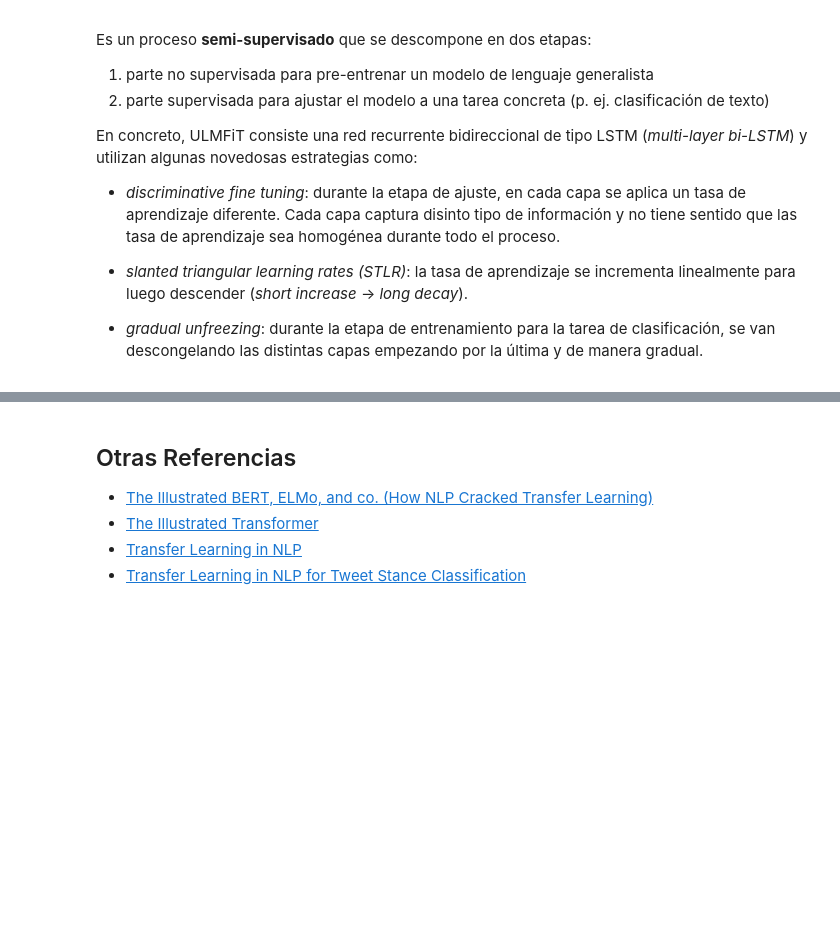
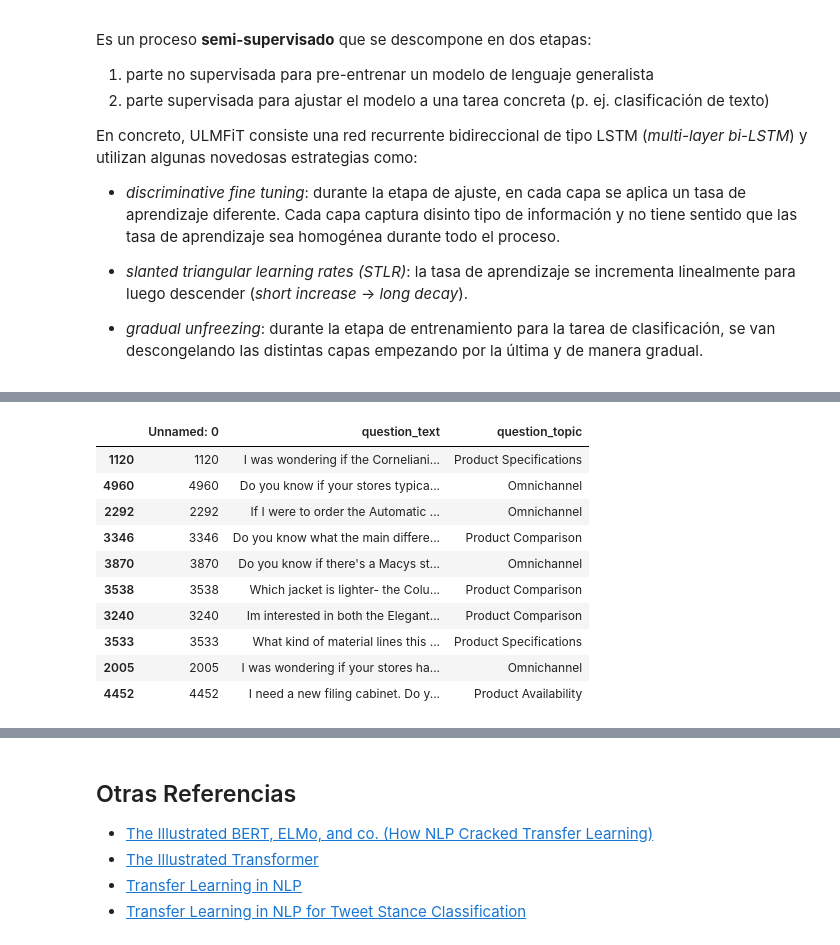
Before and after one commit to vitojph/master-ai-dl, a Jupyter notebook: notebooks/contextual-embeddings.ipynb, the cells around one changed output, grey strips where cells are left out. Drawn from its saved outputs; the diff is of its cells as text; code cells hidden in the pictures; blank space fills up the shorter version.

```diff
--- a/contextual-embeddings.ipynb
+++ b/notebooks/contextual-embeddings.ipynb
@@ -97,13 +161,25 @@ En concreto, ULMFiT consiste una red recurrente bidireccional de tipo LSTM (*mul
 # %%
 import fastai
 from fastai.text import *
 
 import pandas as pd
 from sklearn.model_selection import train_test_split
 
-df = pd.read_csv("question_topic.csv")
+df = pd.read_csv("../data/question_topic.csv")
 train, val = train_test_split(df.sample(200))
 train.head(10)
+# %% [output]
+|  | Unnamed: 0 | question_text | question_topic |
+| 1120 | 1120 | I was wondering if the Corneliani... | Product Specifications |
+| 4960 | 4960 | Do you know if your stores typica... | Omnichannel |
+| 2292 | 2292 | If I were to order the Automatic ... | Omnichannel |
+| 3346 | 3346 | Do you know what the main differe... | Product Comparison |
+| 3870 | 3870 | Do you know if there's a Macys st... | Omnichannel |
+| 3538 | 3538 | Which jacket is lighter- the Colu... | Product Comparison |
+| 3240 | 3240 | Im interested in both the Elegant... | Product Comparison |
+| 3533 | 3533 | What kind of material lines this ... | Product Specifications |
+| 2005 | 2005 | I was wondering if your stores ha... | Omnichannel |
+| 4452 | 4452 | I need a new filing cabinet. Do y... | Product Availability |
 # %%
 # create a language model data bunch
 data_lm = TextLMDataBunch.from_df(
```
Also changed, not shown: parts of 23 cells of this notebook, 10 other files.
